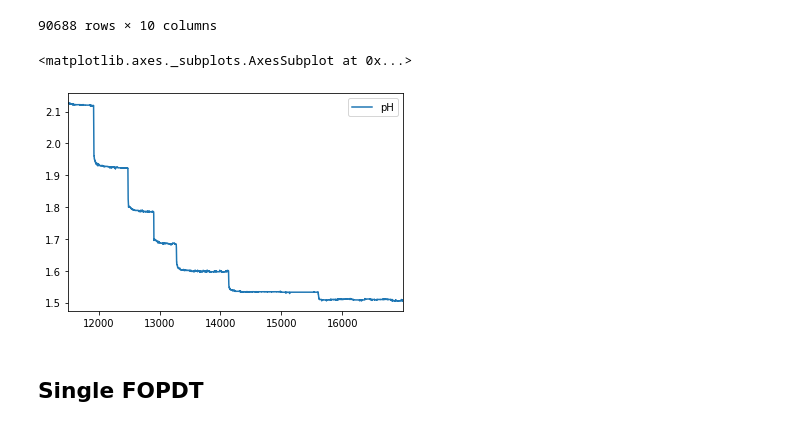
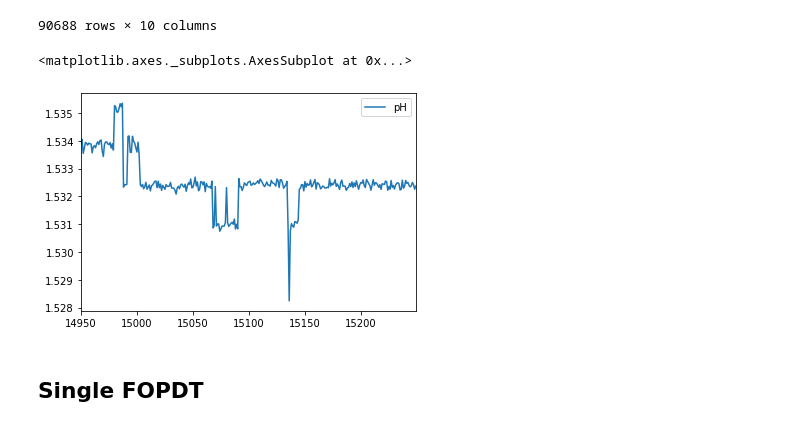
Before and after one commit to JarrydWebber/Jarryd-CSC, a Jupyter notebook: First Order Fit Outside of Rig pH Probe.ipynb, the cells around one changed output. Saved outputs shown, nothing was run; the diff lists cells and outputs as text; code cells hidden in the pictures.

```diff
--- a/First Order Fit Outside of Rig pH Probe.ipynb
+++ b/First Order Fit Outside of Rig pH Probe.ipynb
@@ -46,10 +46,10 @@ external_steps
 | 90687 | 2020-01-16 13:10:38 | 293.047628 | 13.041127 | 0.0 | -0.132078 | 20.514843 | -0.579821 | ... |
 90688 rows × 10 columns
 # %%
-external_steps[11500:17000].plot(y='pH')
+external_steps[14950:15250].plot(y='pH')
 # %% [output]
 <matplotlib.axes._subplots.AxesSubplot at 0x...>
-[figure, old version]
+[figure, new version]
 # %% [markdown]
 ## Single FOPDT
 # %%
```
Also changed, not shown: parts of 9 cells of this notebook, 1 other file.
